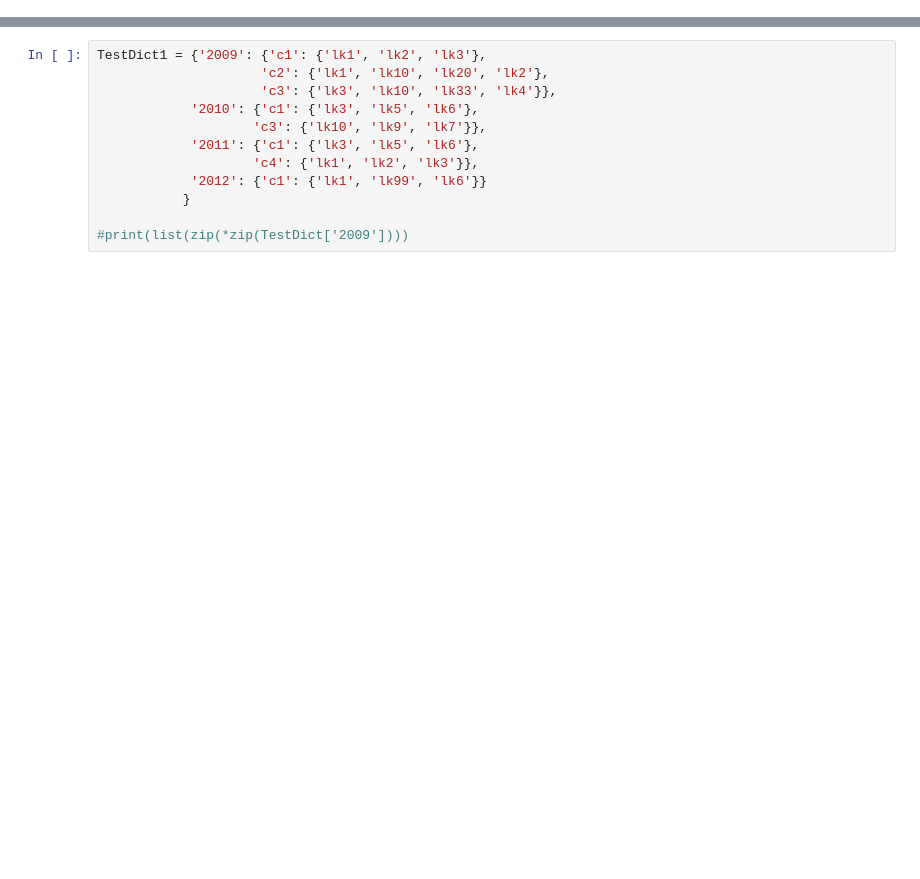
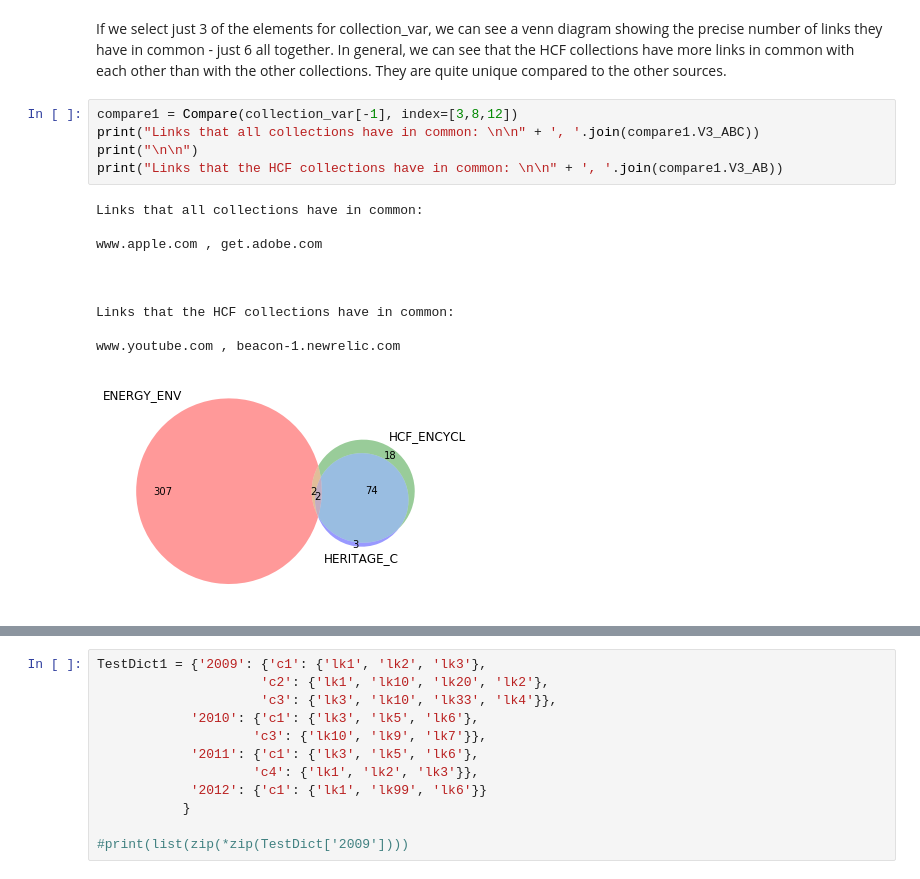
Before and after one commit to web-archive-group/WALK, a Jupyter notebook: Scripts/compare_collection/UA_Compare.ipynb, the cells around one changed output, grey strips where cells are left out. Drawn from its saved outputs; the diff is of its cells as text; blank space fills up the shorter version.

```diff
--- a/Scripts/compare_collection/UA_Compare.ipynb
+++ b/Scripts/compare_collection/UA_Compare.ipynb
@@ -92,0 +179,18 @@ NameError: name 'TestDict' is not defined
+# %% [markdown]
+If we select just 3 of the elements for collection_var, we can see a venn diagram showing the precise number of links they have in common - just 6 all together. In general, we can see that the HCF collections have more links in common with each other than with the other collections. They are quite unique compared to the other sources.
+# %%
+compare1 = Compare(collection_var[-1], index=[3,8,12])
+print("Links that all collections have in common: \n\n" + ', '.join(compare1.V3_ABC))
+print("\n\n")
+print("Links that the HCF collections have in common: \n\n" + ', '.join(compare1.V3_AB))
+# %% [output]
+Links that all collections have in common:
+
+www.apple.com , get.adobe.com
+
+
+
+Links that the HCF collections have in common:
+
+www.youtube.com , beacon-1.newrelic.com
+[figure, added]
```
Also changed, not shown: parts of 28 cells of this notebook, 13 other files.
